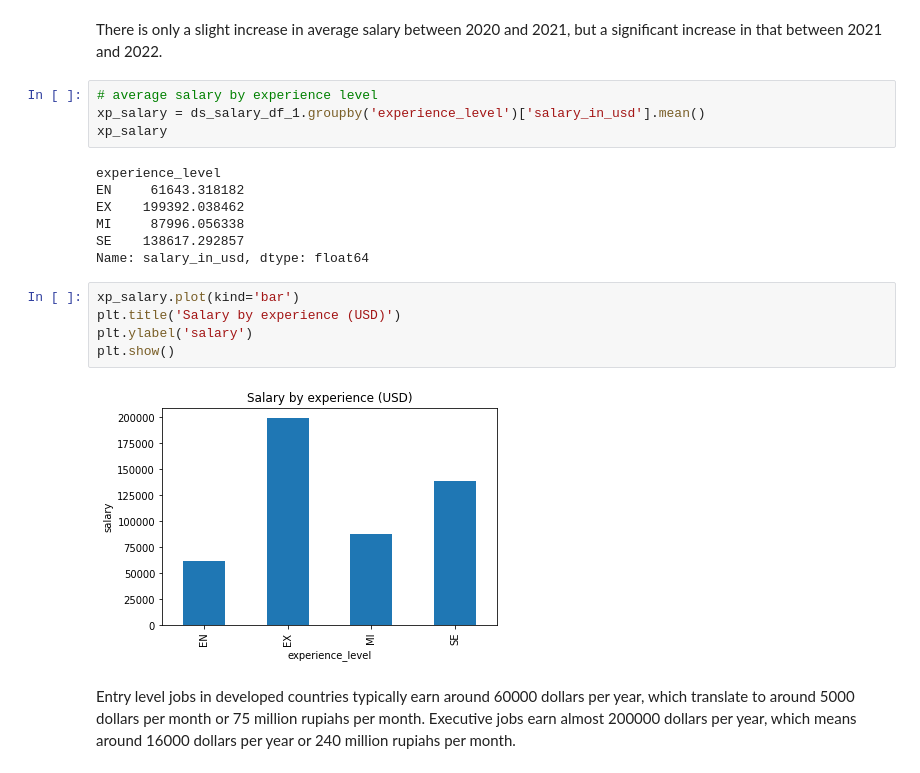
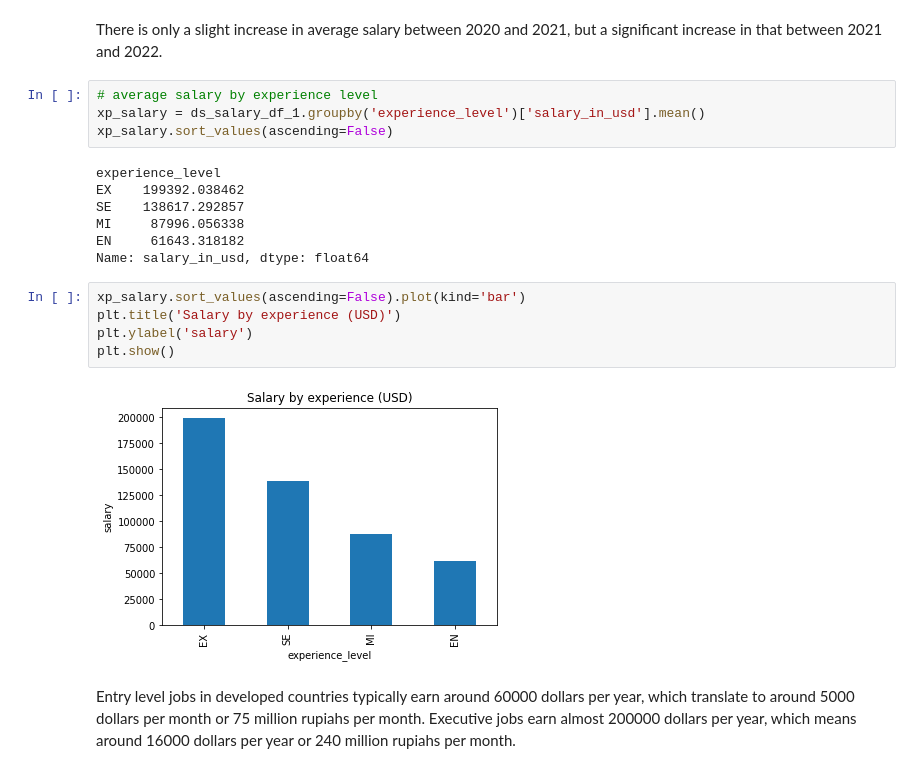
Before and after one commit to EvanKA/tetris-capstone, a Jupyter notebook: capstone_045_evan_kurnia_alim.ipynb, the cells around one changed output. Cells and saved outputs as stored; diff of their text form.

```diff
--- a/capstone_045_evan_kurnia_alim.ipynb
+++ b/capstone_045_evan_kurnia_alim.ipynb
@@ -61,21 +62,21 @@ There is only a slight increase in average salary between 2020 and 2021, but a s
 # %%
 # average salary by experience level
 xp_salary = ds_salary_df_1.groupby('experience_level')['salary_in_usd'].mean()
-xp_salary
+xp_salary.sort_values(ascending=False)
 # %% [output]
 experience_level
+EX    199392.038462
+SE    138617.292857
+MI     87996.056338
 EN     61643.318182
-EX    199392.038462
-MI     87996.056338
-SE    138617.292857
 Name: salary_in_usd, dtype: float64
 # %%
-xp_salary.plot(kind='bar')
+xp_salary.sort_values(ascending=False).plot(kind='bar')
 plt.title('Salary by experience (USD)')
 plt.ylabel('salary')
 plt.show()
 # %% [output]
-[figure, old version]
+[figure, new version]
 # %% [markdown]
 Entry level jobs in developed countries typically earn around 60000 dollars per year, which translate to around 5000 dollars per month or 75 million rupiahs per month.
 Executive jobs earn almost 200000 dollars per year, which means around 16000 dollars per year or 240 million rupiahs per month.
```
Also changed, not shown: parts of 14 cells of this notebook.
